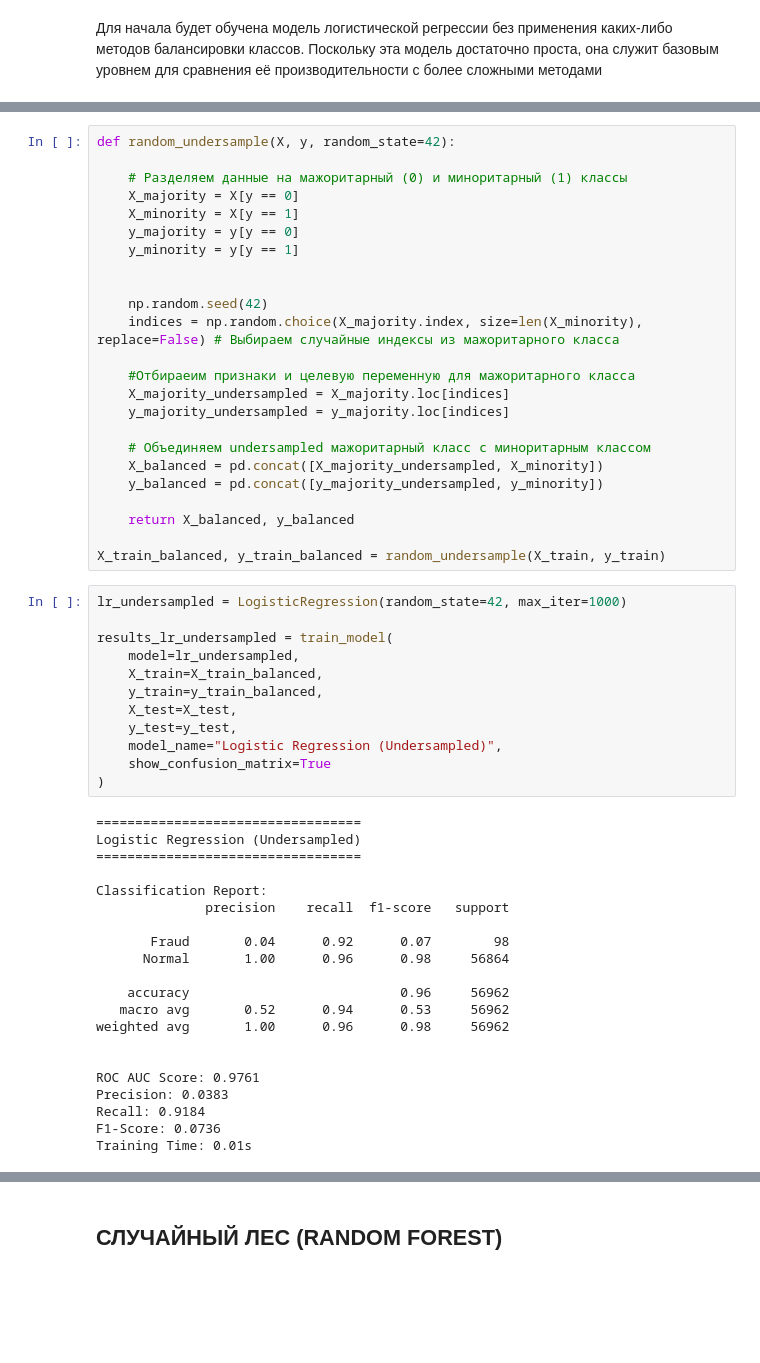
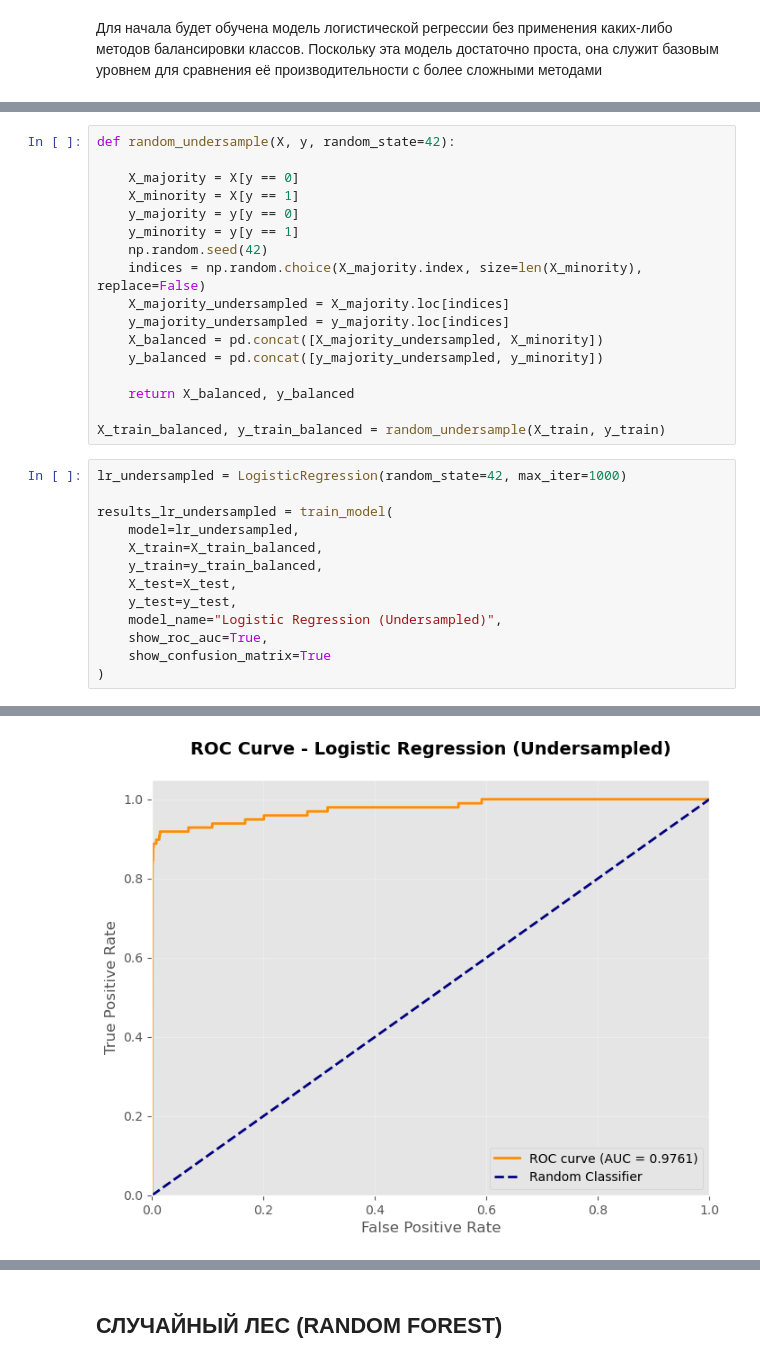
Before and after one commit to 0xJakuzya/Credit-Fraud-Detection, a Jupyter notebook: Part02 - Credit-Fraud-Detection - Predictive Model.ipynb, the cells around one changed output, grey strips where cells are left out. Drawn from its saved outputs; the diff is of its cells as text; blank space fills up the shorter version.

```diff
--- a/Part02 - Credit-Fraud-Detection - Predictive Model.ipynb
+++ b/Part02 - Credit-Fraud-Detection - Predictive Model.ipynb
@@ -336,21 +254,14 @@ Training Time: 0.96s
 # %%
 def random_undersample(X, y, random_state=42):
 
-    # Разделяем данные на мажоритарный (0) и миноритарный (1) классы
     X_majority = X[y == 0]
     X_minority = X[y == 1]
     y_majority = y[y == 0]
     y_minority = y[y == 1]
-
-
     np.random.seed(42)
-    indices = np.random.choice(X_majority.index, size=len(X_minority), replace=False) # Выбираем случайные индексы из мажоритарного класса
-
-    #Отбираеим признаки и целевую переменную для мажоритарного класса
+    indices = np.random.choice(X_majority.index, size=len(X_minority), replace=False)
     X_majority_undersampled = X_majority.loc[indices]
     y_majority_undersampled = y_majority.loc[indices]
-
-    # Объединяем undersampled мажоритарный класс с миноритарным классом
     X_balanced = pd.concat([X_majority_undersampled, X_minority])
     y_balanced = pd.concat([y_majority_undersampled, y_minority])
 
@@ -360,35 +271,17 @@ X_train_balanced, y_train_balanced = random_undersample(X_train, y_train)
 # %%
 lr_undersampled = LogisticRegression(random_state=42, max_iter=1000)
 
 results_lr_undersampled = train_model(
     model=lr_undersampled,
     X_train=X_train_balanced,
     y_train=y_train_balanced,
     X_test=X_test,
     y_test=y_test,
     model_name="Logistic Regression (Undersampled)",
+    show_roc_auc=True,
     show_confusion_matrix=True
 )
 # %% [output]
-==================================
-Logistic Regression (Undersampled)
-==================================
-
-Classification Report:
-              precision    recall  f1-score   support
-
-       Fraud       0.04      0.92      0.07        98
-      Normal       1.00      0.96      0.98     56864
-
-    accuracy                           0.96     56962
-   macro avg       0.52      0.94      0.53     56962
-weighted avg       1.00      0.96      0.98     56962
-
-
-ROC AUC Score: 0.9761
-Precision: 0.0383
-Recall: 0.9184
-F1-Score: 0.0736
-Training Time: 0.01s
 [figure]
+[figure, added]
 # %% [markdown]
```
Also changed, not shown: parts of 29 cells of this notebook, 1 other file.
